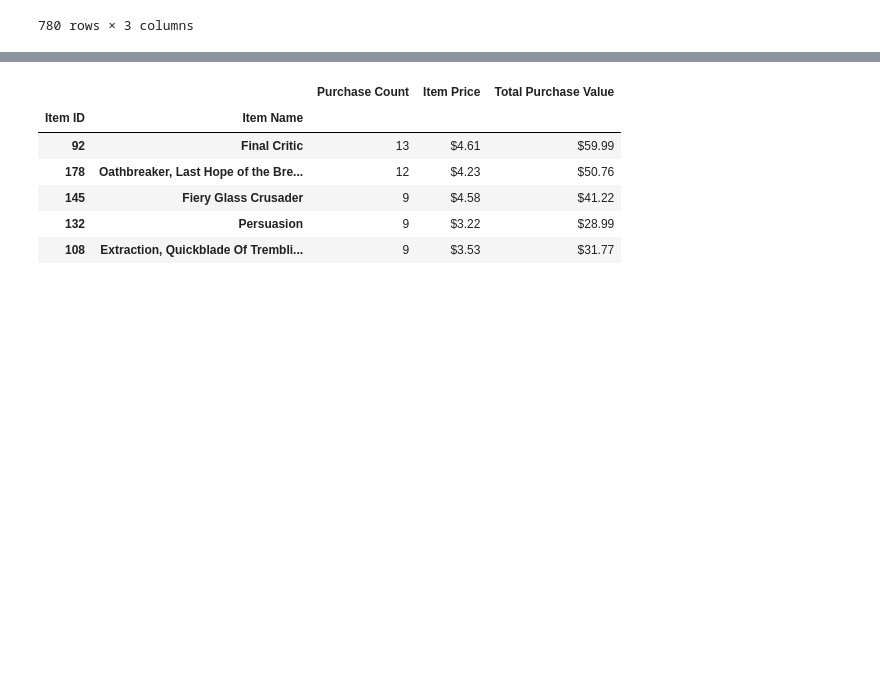
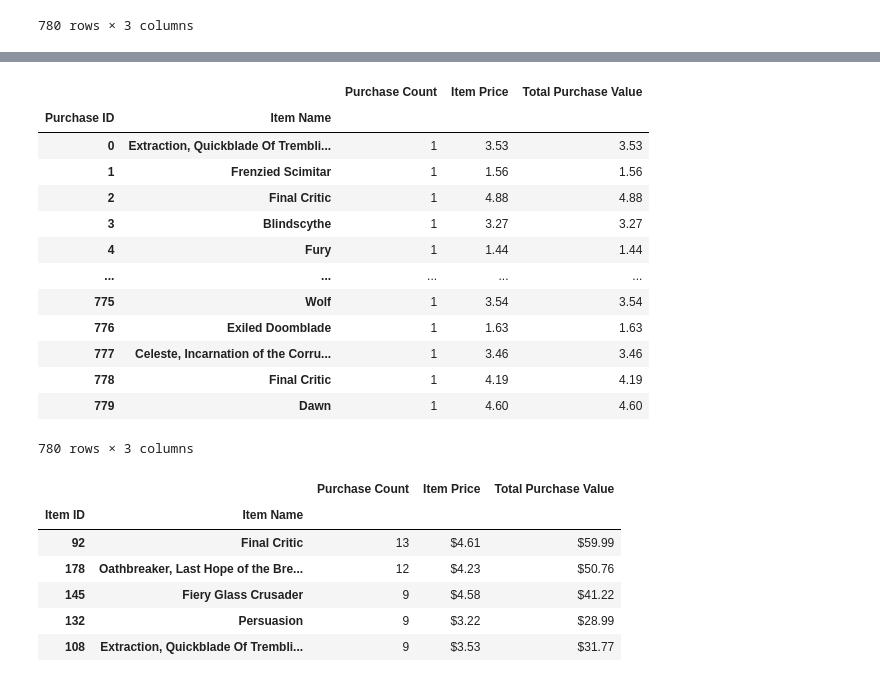
Before and after one commit to E-Weber/pandas-challenge, a Jupyter notebook: HeroesOfPymoli/HeroesOfPymoli_starter.ipynb, the cells around one changed output, grey strips where cells are left out. Drawn from its saved outputs; the diff is of its cells as text; code cells hidden in the pictures; blank space fills up the shorter version.

Commit message:
most popular progress

```diff
--- a/HeroesOfPymoli/HeroesOfPymoli_starter.ipynb
+++ b/HeroesOfPymoli/HeroesOfPymoli_starter.ipynb
@@ -495,3 +495,6 @@ pop_df
 | 778 | 778 | Final Critic | 4.19 |
 | 779 | 779 | Dawn | 4.60 |
 780 rows × 3 columns
+# %%
+pop_grouped = purchase_data.groupby(["Purchase ID", "Item Name"])
+pop_grouped
@@ -497,0 +503,3 @@ pop_df
+# %%
+pop_count = pop_grouped['Item ID'].count()
+pop_count
@@ -497,0 +520,3 @@ pop_df
+# %%
+pop_avg = pop_grouped['Price'].mean()
+pop_avg
@@ -497,0 +537,3 @@ pop_df
+# %%
+pop_value_total = pop_grouped['Price'].sum()
+pop_value_total
@@ -498,3 +554,21 @@ pop_df
+# %%
+most_pop = pd.DataFrame({"Purchase Count": pop_count, "Item Price": pop_avg, "Total Purchase Value": pop_value_total})
+most_pop
+# %% [output]
+|  |  | Purchase Count | Item Price | Total Purchase Value |
+| Purchase ID | Item Name |  |  |  |
+| 0 | Extraction, Quickblade Of Trembli... | 1 | 3.53 | 3.53 |
+| 1 | Frenzied Scimitar | 1 | 1.56 | 1.56 |
+| 2 | Final Critic | 1 | 4.88 | 4.88 |
+| 3 | Blindscythe | 1 | 3.27 | 3.27 |
+| 4 | Fury | 1 | 1.44 | 1.44 |
+| ... | ... | ... | ... | ... |
+| 775 | Wolf | 1 | 3.54 | 3.54 |
+| 776 | Exiled Doomblade | 1 | 1.63 | 1.63 |
+| 777 | Celeste, Incarnation of the Corru... | 1 | 3.46 | 3.46 |
+| 778 | Final Critic | 1 | 4.19 | 4.19 |
+| 779 | Dawn | 1 | 4.60 | 4.60 |
+780 rows × 3 columns
 # %%
 # %% [output]
 |  |  | Purchase Count | Item Price | Total Purchase Value |
```
Also changed, not shown: parts of 4 cells of this notebook.
